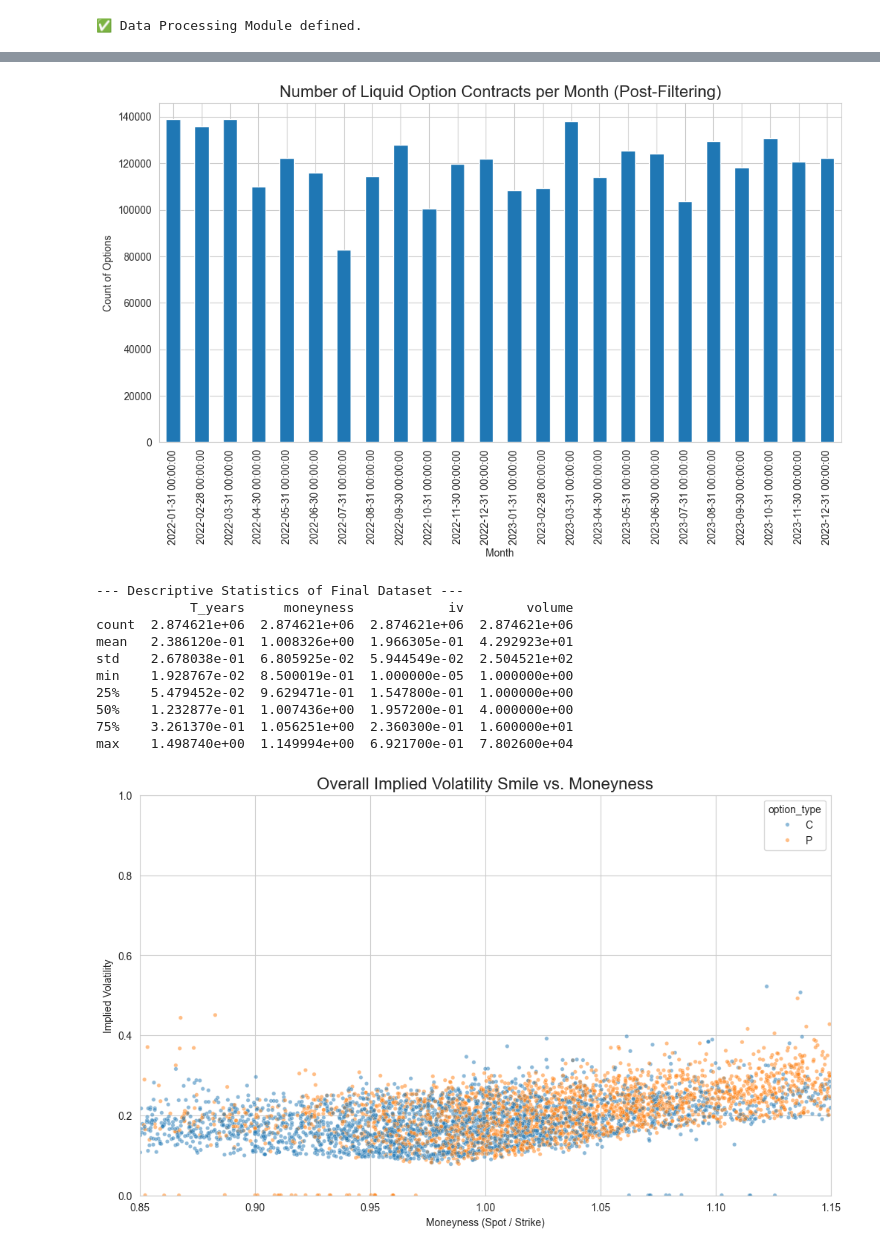
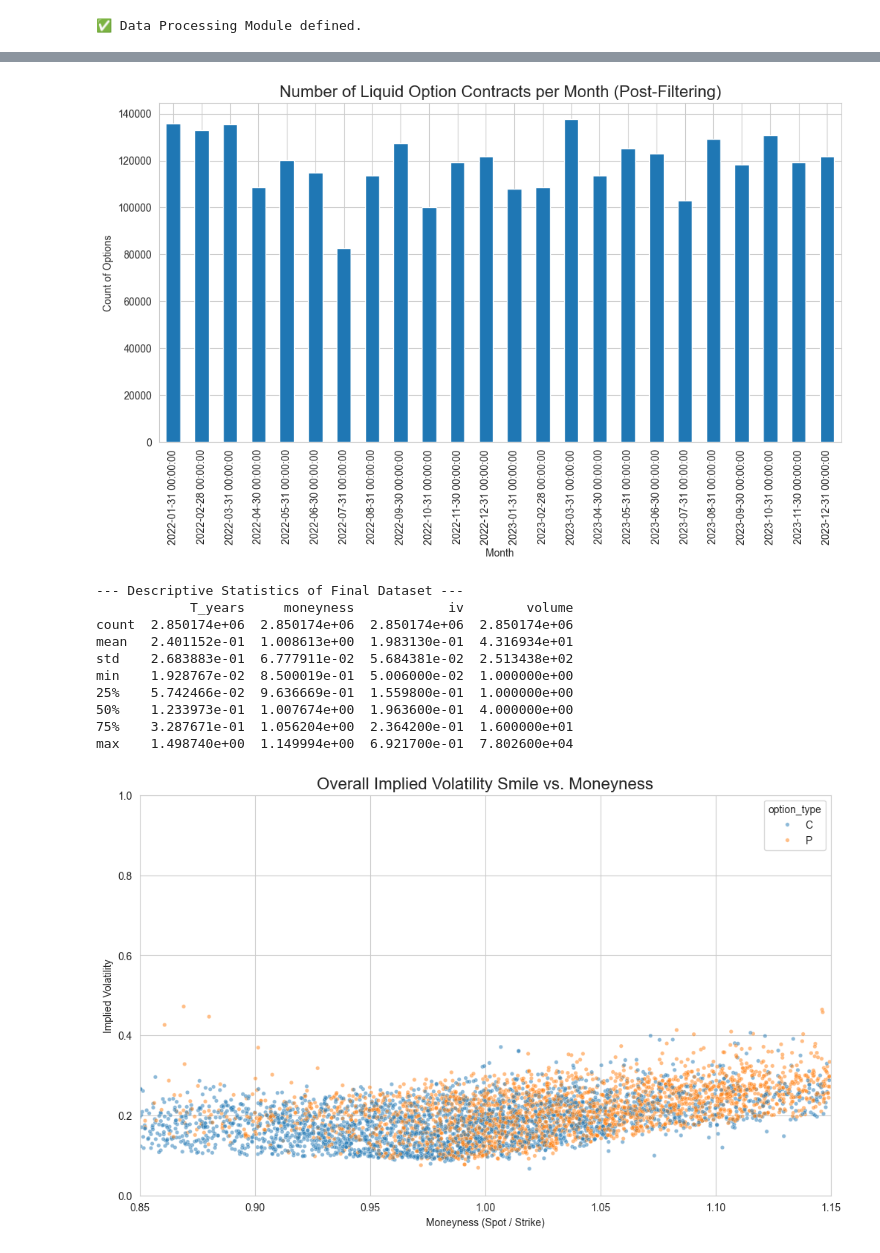
Before and after one commit to jasonydog9/FEC-European-options-7, a Jupyter notebook: Notebooks/data_processing.ipynb, the cells around one changed output, grey strips where cells are left out. Drawn from its saved outputs; the diff is of its cells as text; code cells hidden in the pictures.

Commit message:
Update data_processing.ipynb
Removed Outliers and added data evaluation block.

```diff
--- a/Notebooks/data_processing.ipynb
+++ b/Notebooks/data_processing.ipynb
@@ -168,6 +168,20 @@ else:
     df_list = [pd.read_csv(f, parse_dates=['QUOTE_DATE', 'EXPIRE_DATE']) for f in all_processed_files]
     df_clean_merged = pd.concat(df_list, ignore_index=True)
     df_clean_merged.sort_values('QUOTE_DATE', inplace=True)
+
+    # Remove rows where iv == 0 from df_clean_merged before any split or analysis
+    if 'df_clean_merged' in locals():
+        df_clean_merged = df_clean_merged[df_clean_merged['iv'] > 0].copy()
+        print(f"Removed all rows with iv == 0. Remaining rows: {len(df_clean_merged)}")
+    else:
+        print("df_clean_merged not found!")
+
+    # Remove rows where iv < 0.05 from df_clean_merged before any split or analysis
+    if 'df_clean_merged' in locals():
+        df_clean_merged = df_clean_merged[df_clean_merged['iv'] >= 0.05].copy()
+        print(f"Removed all rows with iv < 0.05. Remaining rows: {len(df_clean_merged)}")
+    else:
+        print("df_clean_merged not found!")
 
     print(f"--- Merged {len(all_processed_files)} processed files for analysis ---")
     print(df_clean_merged.info())
@@ -192,4 +206,42 @@ else:
     plt.xlim(0.85, 1.15)
     plt.ylim(0, 1.0)
     plt.show()
+
+    # --- Chronological Split (Global Scope) ---
+    df_sorted = df_clean_merged.sort_values('QUOTE_DATE').reset_index(drop=True)
+    train_size = int(len(df_sorted) * 0.70)
+    val_size = int(len(df_sorted) * 0.15)
+    df_train = df_sorted.iloc[:train_size]
+    df_val = df_sorted.iloc[train_size : train_size + val_size]
+    df_test = df_sorted.iloc[train_size + val_size :]
+
+    features = ['T_years', 'moneyness', 'risk_free_rate']
+    target = 'iv'
+
+    # --- Check Split Summary and Data Quality ---
+    print("\n--- Split Summary and Data Quality Checks ---")
+    for split_name, split_df in zip(
+        ['Train', 'Validation', 'Test'],
+        [df_train, df_val, df_test]
+    ):
+        print(f"\n{split_name} Set:")
+        print(f"  Shape: {split_df.shape}")
+        print(f"  Features: {features}")
+        print(f"  Target: {target}")
+        print(f"  Target stats: min={split_df[target].min():.4f}, max={split_df[target].max():.4f}, mean={split_df[target].mean():.4f}, std={split_df[target].std():.4f}")
+        print(f"  NaNs in features: {split_df[features].isna().sum().sum()}")
+        print(f"  NaNs in target: {split_df[target].isna().sum()}")
+        print(f"  Unique target values: {split_df[target].nunique()}")
+
+    # Optional: Plot target distribution for each split
+    import matplotlib.pyplot as plt
+    plt.figure(figsize=(12, 6))
+    plt.hist(df_train[target], bins=50, alpha=0.5, label='Train')
+    plt.hist(df_val[target], bins=50, alpha=0.5, label='Validation')
+    plt.hist(df_test[target], bins=50, alpha=0.5, label='Test')
+    plt.legend()
+    plt.title('Target (iv) Distribution Across Splits')
+    plt.xlabel('Implied Volatility (iv)')
+    plt.ylabel('Count')
+    plt.show()
 # %% [output]
@@ -212,13 +264,13 @@ memory usage: 350.9+ MB
 None
-[figure, old version]
+[figure, new version]
 --- Descriptive Statistics of Final Dataset ---
             T_years     moneyness            iv        volume
-count  2.874621e+06  2.874621e+06  2.874621e+06  2.874621e+06
-mean   2.386120e-01  1.008326e+00  1.966305e-01  4.292923e+01
-std    2.678038e-01  6.805925e-02  5.944549e-02  2.504521e+02
-min    1.928767e-02  8.500019e-01  1.000000e-05  1.000000e+00
-25%    5.479452e-02  9.629471e-01  1.547800e-01  1.000000e+00
-50%    1.232877e-01  1.007436e+00  1.957200e-01  4.000000e+00
-75%    3.261370e-01  1.056251e+00  2.360300e-01  1.600000e+01
+count  2.850174e+06  2.850174e+06  2.850174e+06  2.850174e+06
+mean   2.401152e-01  1.008613e+00  1.983130e-01  4.316934e+01
+std    2.683883e-01  6.777911e-02  5.684381e-02  2.513438e+02
+min    1.928767e-02  8.500019e-01  5.006000e-02  1.000000e+00
+25%    5.742466e-02  9.636669e-01  1.559800e-01  1.000000e+00
+50%    1.233973e-01  1.007674e+00  1.963600e-01  4.000000e+00
+75%    3.287671e-01  1.056204e+00  2.364200e-01  1.600000e+01
 max    1.498740e+00  1.149994e+00  6.921700e-01  7.802600e+04
-[figure, old version]
+[figure, new version]
```
Also changed, not shown: parts of 4 cells of this notebook.
